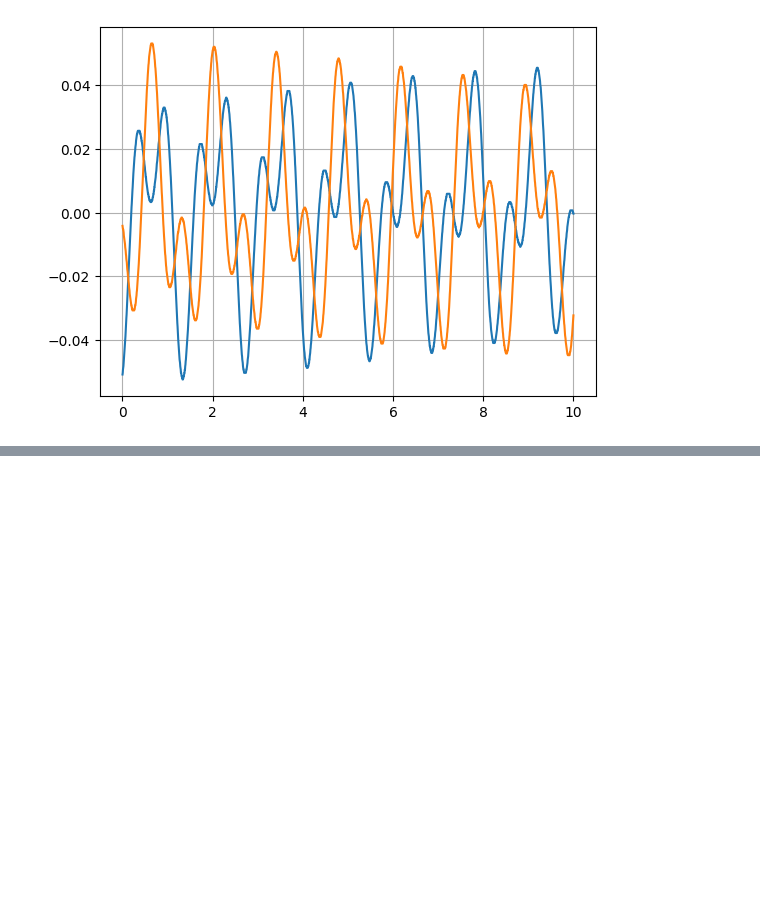
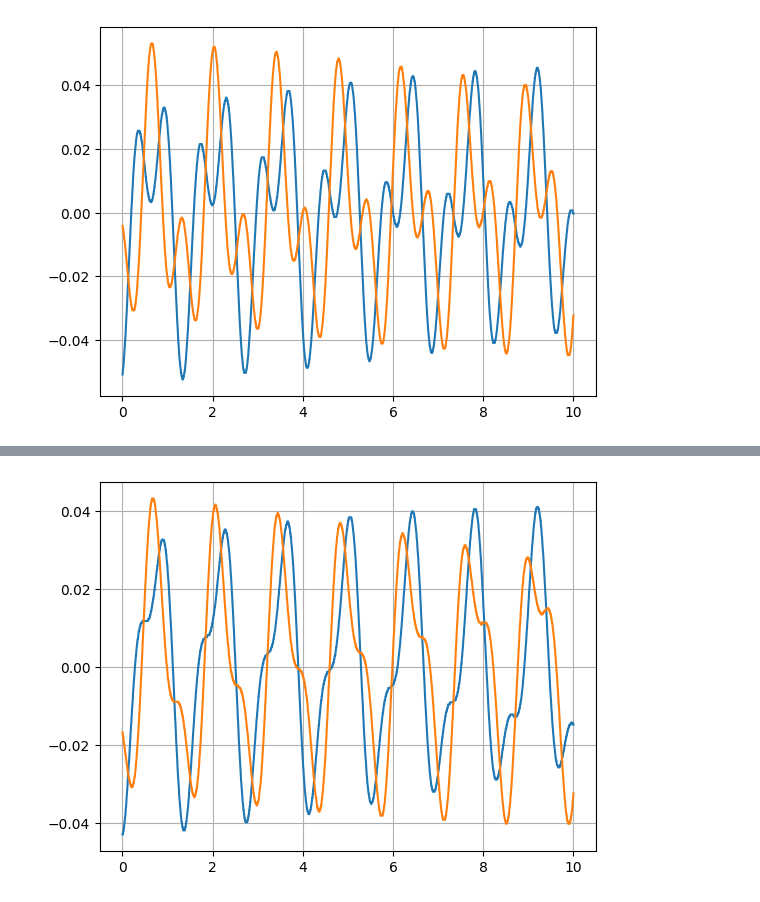
Before and after one commit to evgeny-kolonsky/Lab3_Coupled_Oscillator, a Jupyter notebook: Lab2_Coupled_Oscillator.ipynb, the cells around one changed output, grey strips where cells are left out. Cells and saved outputs as stored; diff of their text form; code cells hidden in the pictures; blank space fills up the shorter version.

```diff
--- a/Lab2_Coupled_Oscillator.ipynb
+++ b/Lab2_Coupled_Oscillator.ipynb
@@ -162,0 +167,13 @@ get_frequency(t,x2, show=True)
+# %%
+url = 'https://raw.githubusercontent.com/evgeny-kolonsky/Lab3_Coupled_Oscillator/main/c_5.txt'
+data = np.loadtxt(url)
+_, t, a, b = data.T
+x1 = a/counts * length
+x2 = b/counts * length
+x1 -= x1.mean()
+x2 -= x2.mean()
+plt.plot(t, x1)
+plt.plot(t,x2)
+plt.grid()
+# %% [output]
+[figure, added]
```
Also changed, not shown: parts of 7 cells of this notebook.
